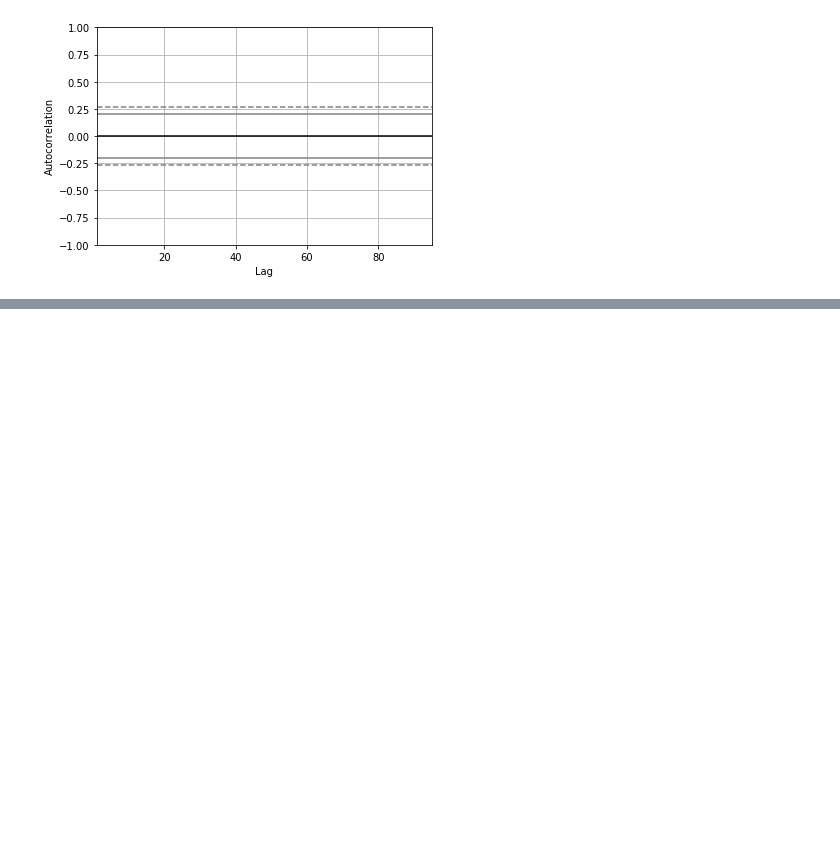
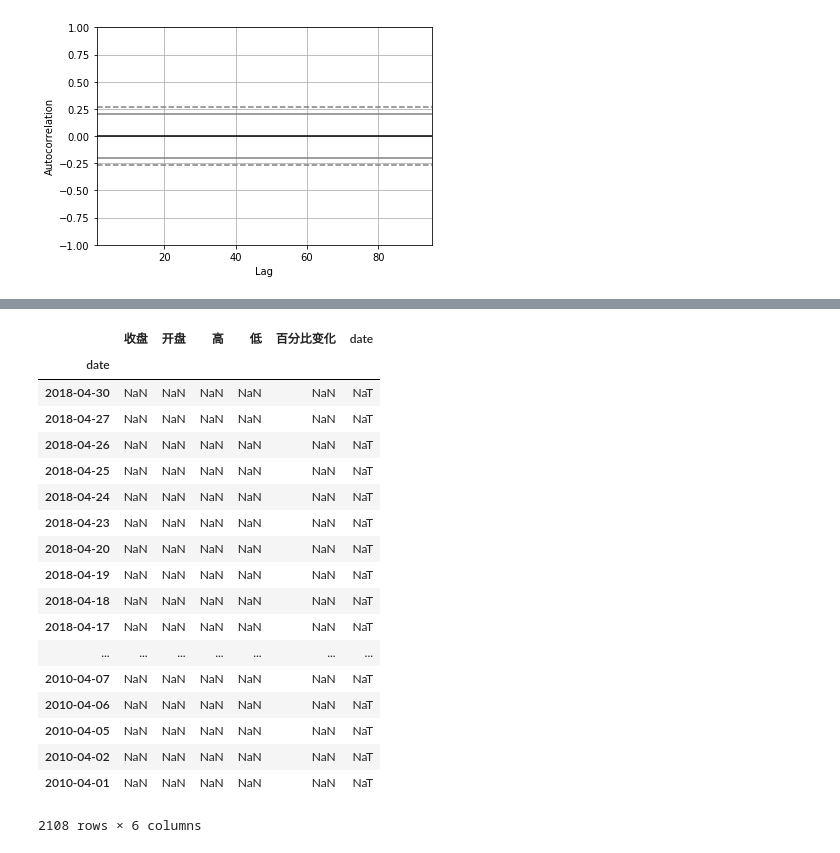
Before and after one commit to brainee/fama, a Jupyter notebook: fama5/zy-fama-frech-4-generial.ipynb, the cells around one changed output, grey strips where cells are left out. Cells and saved outputs as stored; diff of their text form; code cells hidden in the pictures; blank space fills up the shorter version.

Commit message:
add exchange

```diff
--- a/fama5/zy-fama-frech-4-generial.ipynb
+++ b/fama5/zy-fama-frech-4-generial.ipynb
@@ -1301,0 +1298,3 @@ AttributeError: 'DataFrame' object has no attribute 'm'
+# %%
+exchange=pd.read_csv("USD_CNY历史数据.csv",index_col="日期")
+exchange
@@ -1302,3 +1321,30 @@ AttributeError: 'DataFrame' object has no attribute 'm'
+# %%
+dd=exchange.index[0]
+dd2=datetime.datetime.strptime(dd,"%Y年%m月%d日")#datetime.datetime(2018, 4, 30, 0, 0)
+pd.to_datetime(dd2)#Timestamp('2018-04-30 00:00:00')
+date_exchange=[pd.to_datetime(datetime.datetime.strptime(date,"%Y年%m月%d日")) for date in exchange.index]
+exchange['date']=date_exchange
+# exchange.reindex()
+# %% [output]
+|  | 收盘 | 开盘 | 高 | 低 | 百分比变化 | date |
+| date |  |  |  |  |  |  |
+| 2018-04-30 | NaN | NaN | NaN | NaN | NaN | NaT |
+| 2018-04-27 | NaN | NaN | NaN | NaN | NaN | NaT |
+| 2018-04-26 | NaN | NaN | NaN | NaN | NaN | NaT |
+| 2018-04-25 | NaN | NaN | NaN | NaN | NaN | NaT |
+| 2018-04-24 | NaN | NaN | NaN | NaN | NaN | NaT |
+| 2018-04-23 | NaN | NaN | NaN | NaN | NaN | NaT |
+| 2018-04-20 | NaN | NaN | NaN | NaN | NaN | NaT |
+| 2018-04-19 | NaN | NaN | NaN | NaN | NaN | NaT |
+| 2018-04-18 | NaN | NaN | NaN | NaN | NaN | NaT |
+| 2018-04-17 | NaN | NaN | NaN | NaN | NaN | NaT |
+| ... | ... | ... | ... | ... | ... | ... |
+| 2010-04-07 | NaN | NaN | NaN | NaN | NaN | NaT |
+| 2010-04-06 | NaN | NaN | NaN | NaN | NaN | NaT |
+| 2010-04-05 | NaN | NaN | NaN | NaN | NaN | NaT |
+| 2010-04-02 | NaN | NaN | NaN | NaN | NaN | NaT |
+| 2010-04-01 | NaN | NaN | NaN | NaN | NaN | NaT |
+2108 rows × 6 columns
 # %%
 s1=set([4,15,6])
 s2=set([4,1])
```
Also changed, not shown: parts of 16 cells of this notebook, 1 other file.
